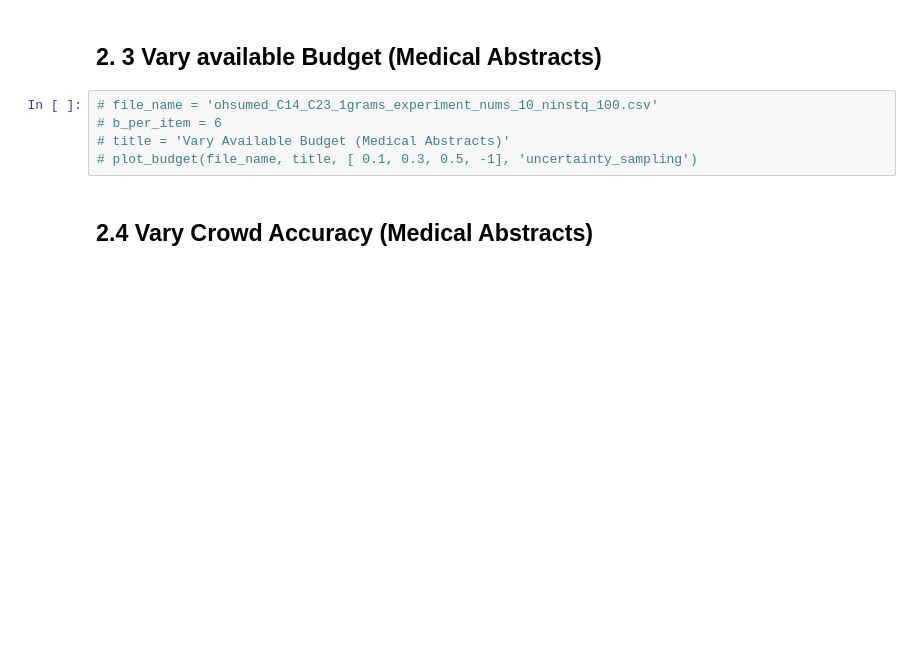
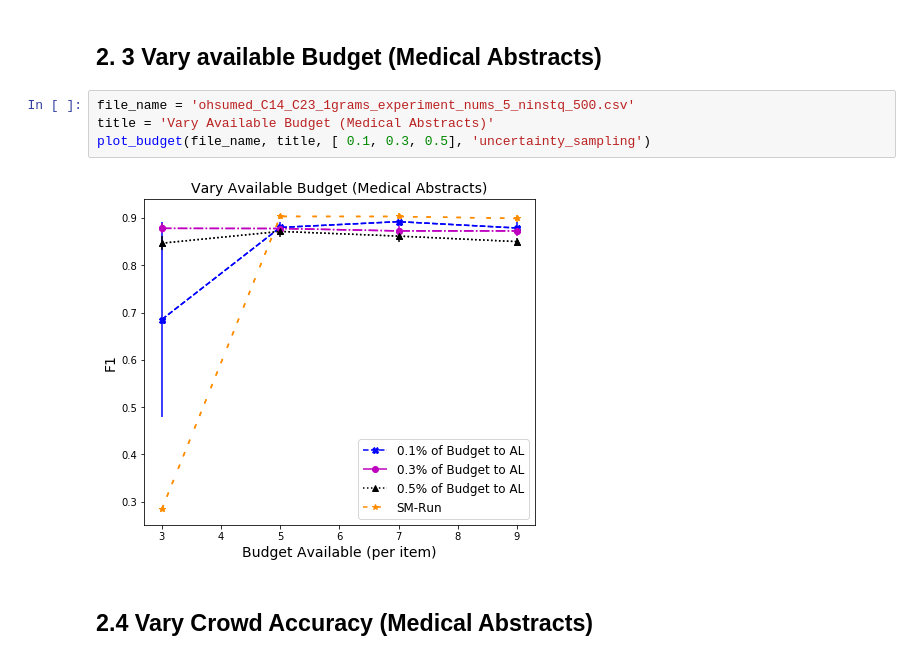
Before and after one commit to Evgeneus/Active-Hybrid-Classificatoin, a Jupyter notebook: scopeAL_and_SMR/notebooks/results-F1.ipynb, the cells around one changed output. Drawn from its saved outputs; the diff is of its cells as text; blank space fills up the shorter version.

```diff
--- a/scopeAL_and_SMR/notebooks/results-F1.ipynb
+++ b/scopeAL_and_SMR/notebooks/results-F1.ipynb
@@ -241,10 +247,11 @@ For adaptive policy we collect 500 training samples per predicate as bern in. If
 # %% [markdown]
 ## 2. 3 Vary available Budget (Medical Abstracts)
 # %%
-# file_name = 'ohsumed_C14_C23_1grams_experiment_nums_10_ninstq_100.csv'
-# b_per_item = 6
-# title = 'Vary Available Budget (Medical Abstracts)'
-# plot_budget(file_name, title, [ 0.1, 0.3, 0.5, -1], 'uncertainty_sampling')
+file_name = 'ohsumed_C14_C23_1grams_experiment_nums_5_ninstq_500.csv'
+title = 'Vary Available Budget (Medical Abstracts)'
+plot_budget(file_name, title, [ 0.1, 0.3, 0.5], 'uncertainty_sampling')
+# %% [output]
+[figure, added]
 # %% [markdown]
 ## 2.4 Vary Crowd Accuracy (Medical Abstracts)
 # %%
```
Also changed, not shown: parts of 3 cells of this notebook.
